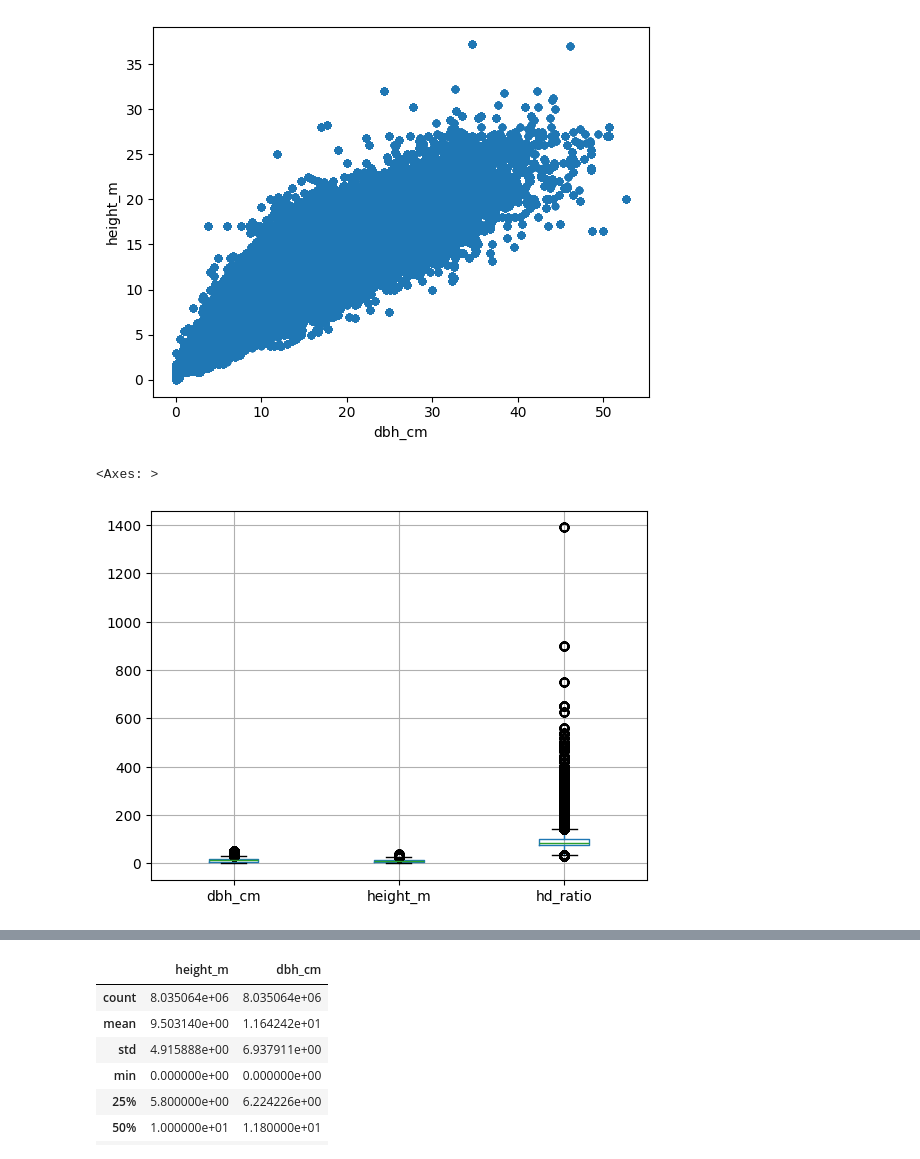
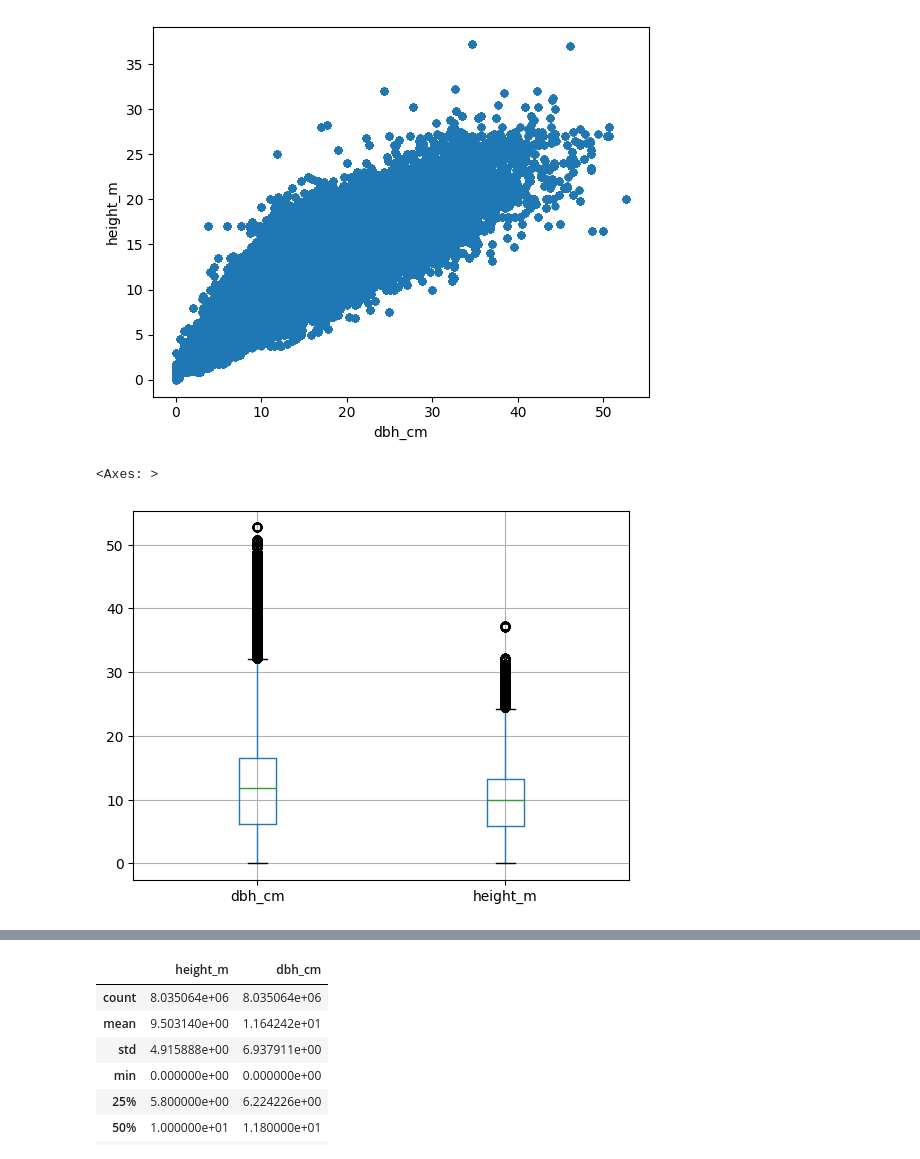
Before and after one commit to ds-gowusu/forest_ml, a Jupyter notebook: machine_learning_models_for_forest.ipynb, the cells around one changed output, grey strips where cells are left out. Drawn from its saved outputs; the diff is of its cells as text; code cells hidden in the pictures.

```diff
--- a/machine_learning_models_for_forest.ipynb
+++ b/machine_learning_models_for_forest.ipynb
@@ -271,7 +300,7 @@ df.plot.scatter(x='dbh_cm', y='height_m')
 [figure]
 # %%
 # check for outliers
-df[['dbh_cm', 'height_m', 'hd_ratio']].boxplot()
+df[['dbh_cm', 'height_m']].boxplot()
 # %% [output]
 <Axes: >
-[figure, old version]
+[figure, new version]
```
Also changed, not shown: parts of 27 cells of this notebook, 1 other file.
